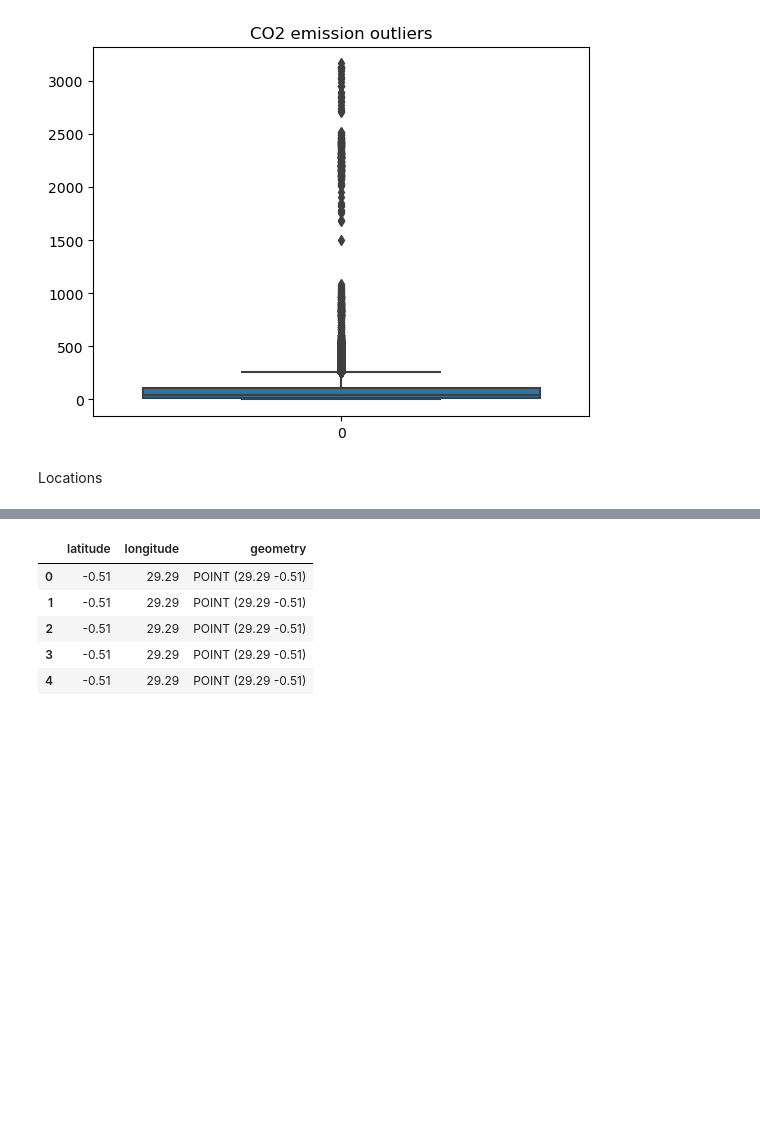
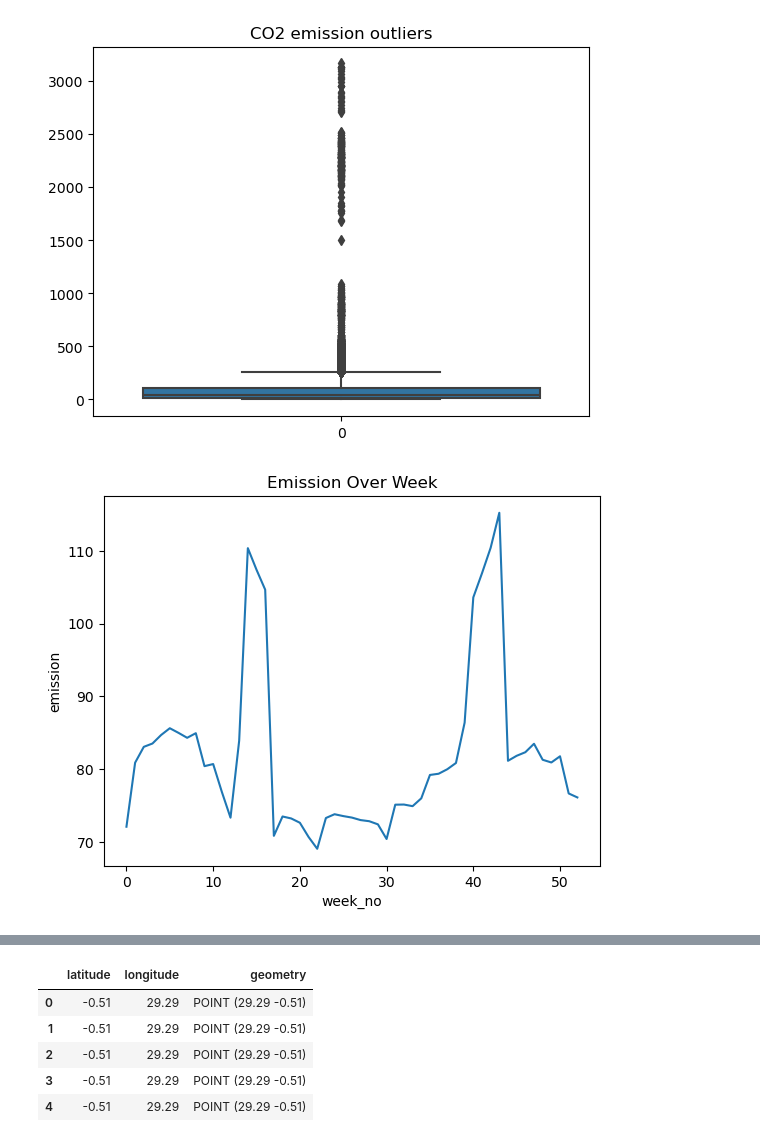
Before and after one commit to dannyakin/CO2_Emissions_Analysis, a Jupyter notebook: EDA.ipynb, the cells around one changed output, grey strips where cells are left out. Cells and saved outputs as stored; diff of their text form; code cells hidden in the pictures; blank space fills up the shorter version.

```diff
--- a/EDA.ipynb
+++ b/EDA.ipynb
@@ -40,7 +40,7 @@ pd.set_option('display.width', None)
 # %% [markdown]
 #### Data loading and overview
 # %%
-data = pd.read_csv('data/train.csv')
+data = pd.read_csv('data/dataset.csv')
 data.head()
 # %% [output]
 |  | ID_LAT_LON_YEAR_WEEK | latitude | longitude | year | week_no | SulphurDioxide_SO2_column_number_... | ... |
@@ -115,5 +118,9 @@ plt.title('CO2 emission outliers')
 plt.show()
 # %% [output]
 [figure]
-# %% [markdown]
-Locations
+# %%
+sns.lineplot(data = data, x = 'week_no', y = 'emission', errorbar = None)
+plt.title('Emission Over Week')
+plt.show()
+# %% [output]
+[figure, added]
```
Also changed, not shown: parts of 12 cells of this notebook.
